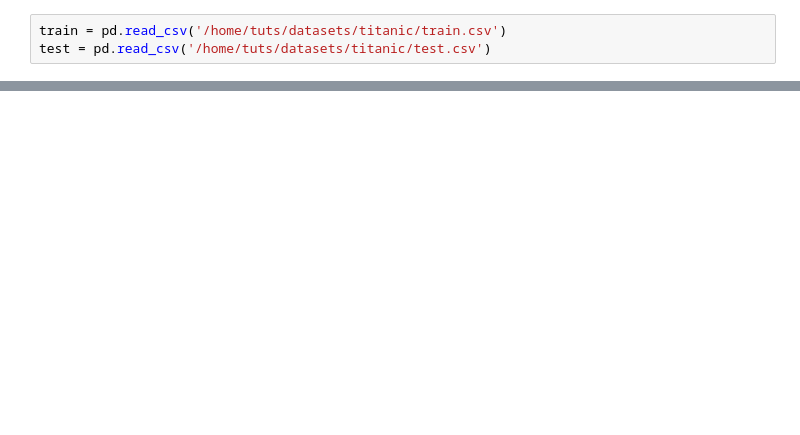
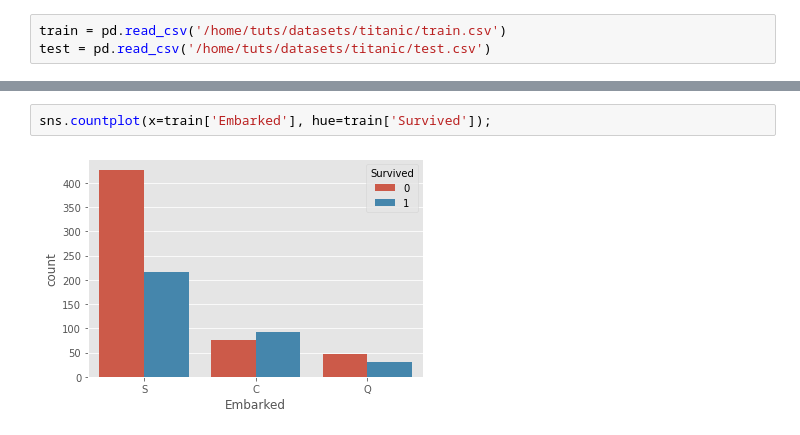
Before and after one commit to tutss/kaggle, a Jupyter notebook: competitions/titanic/eda.ipynb, the cells around one changed output, grey strips where cells are left out. Cells and saved outputs as stored; diff of their text form; blank space fills up the shorter version.

```diff
--- a/competitions/titanic/eda.ipynb
+++ b/competitions/titanic/eda.ipynb
@@ -328,0 +48,4 @@ test.head()
+# %%
+sns.countplot(x=train['Embarked'], hue=train['Survived']);
+# %% [output]
+[figure, added]
```
Also changed, not shown: parts of 53 cells of this notebook, 1 other file.
